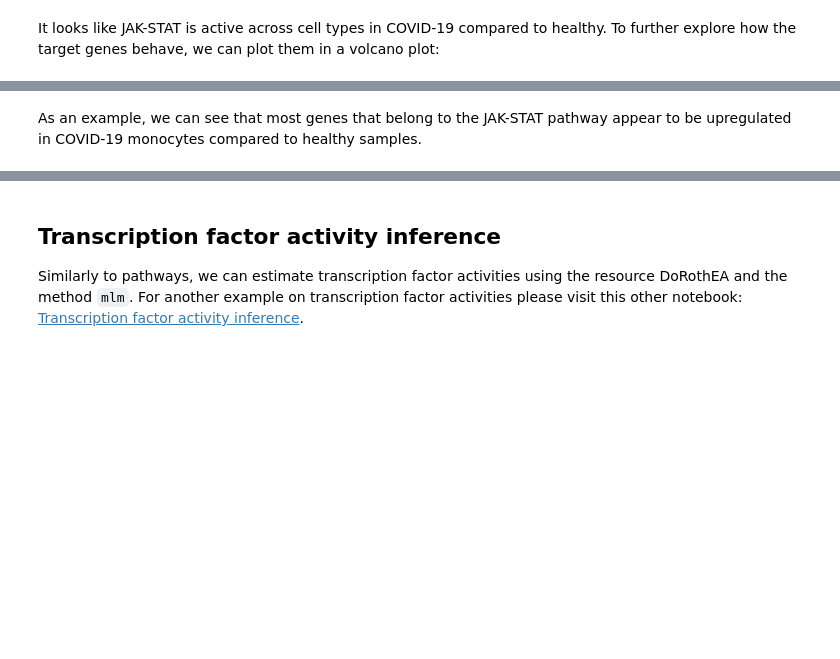
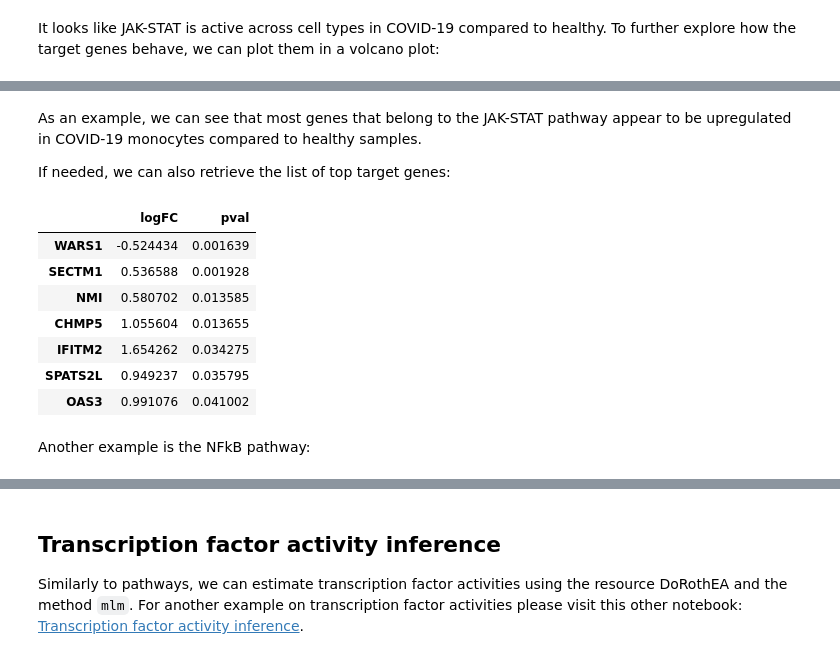
Before and after one commit to saezlab/decoupler-py, a Jupyter notebook: docs/source/notebooks/pseudobulk.ipynb, the cells around one changed output, grey strips where cells are left out. Cells and saved outputs as stored; diff of their text form; code cells hidden in the pictures; blank space fills up the shorter version.

```diff
--- a/docs/source/notebooks/pseudobulk.ipynb
+++ b/docs/source/notebooks/pseudobulk.ipynb
@@ -196,5 +215,20 @@ dc.plot_volcano(logFCs, pvals, 'JAK-STAT', 'monocyte', progeny, top=5, source='s
 # %% [markdown]
 As an example, we can see that most genes that belong to the JAK-STAT pathway appear to be upregulated in COVID-19 monocytes compared to healthy samples.
+
+If needed, we can also retrieve the list of top target genes:
+# %%
+dc.get_top_targets(logFCs, pvals, 'JAK-STAT', 'monocyte', progeny, source='source', target='target', weight='weight', sign_thr=0.05, lFCs_thr=0.5)
+# %% [output]
+|  | logFC | pval |
+| WARS1 | -0.524434 | 0.001639 |
+| SECTM1 | 0.536588 | 0.001928 |
+| NMI | 0.580702 | 0.013585 |
+| CHMP5 | 1.055604 | 0.013655 |
+| IFITM2 | 1.654262 | 0.034275 |
+| SPATS2L | 0.949237 | 0.035795 |
+| OAS3 | 0.991076 | 0.041002 |
+# %% [markdown]
+Another example is the NFkB pathway:
 # %%
 dc.plot_volcano(logFCs, pvals, 'NFkB', 'T cell', progeny, top=5, source='source', target='target', weight='weight', sign_thr=0.05, lFCs_thr=0.5)
 # %% [output]
```
Also changed, not shown: parts of 15 cells of this notebook, 4 other files.
